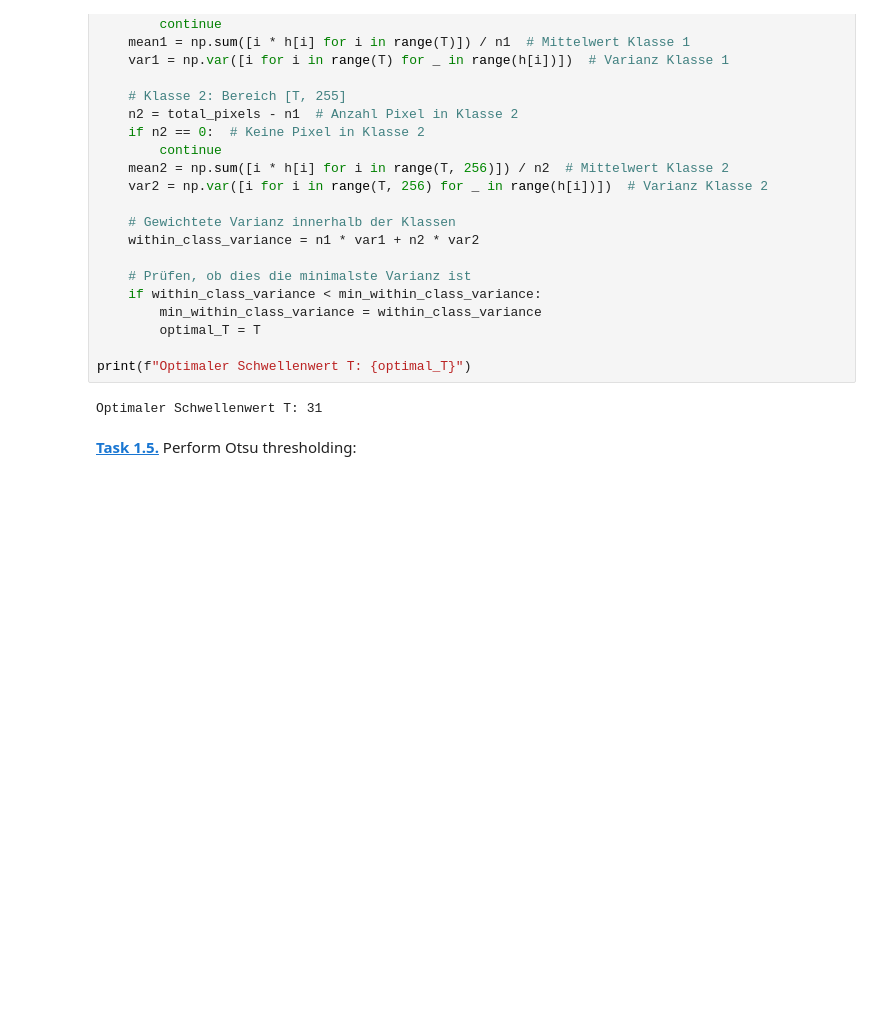
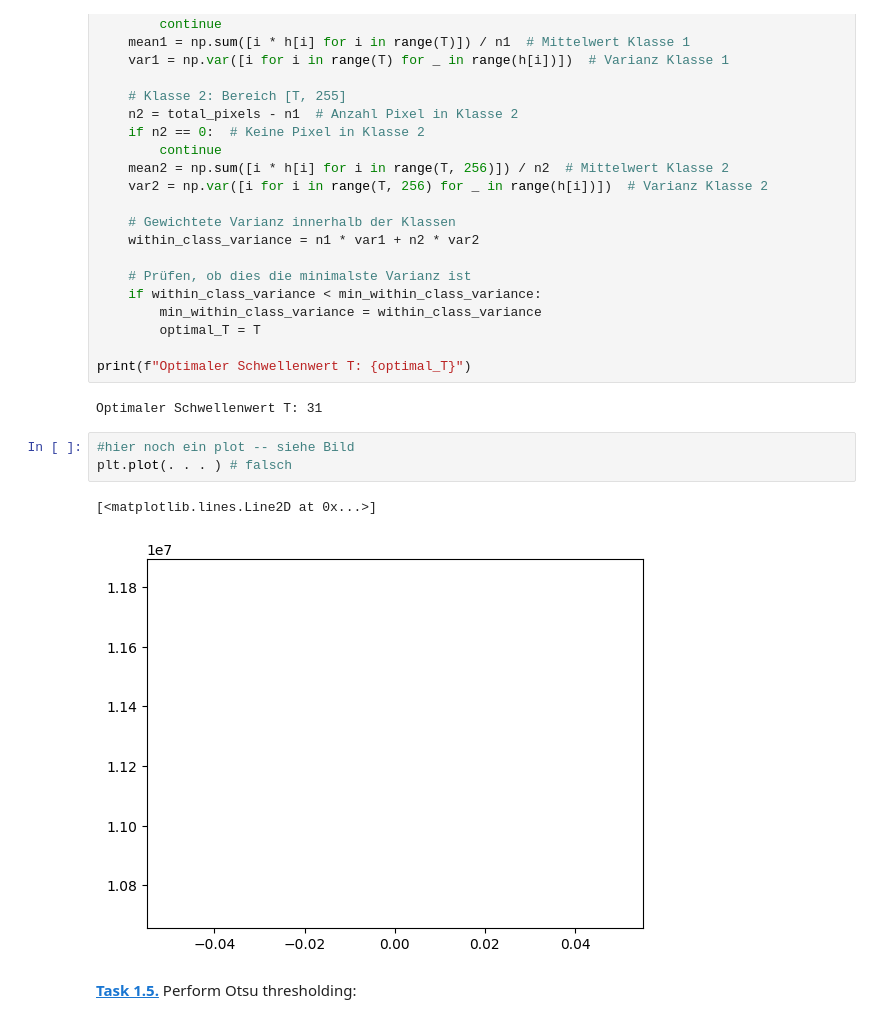
Before and after one commit to AlexandraKornelius/mobi-fs5-python, a Jupyter notebook: otsu.ipynb, the cells around one changed output. Saved outputs shown, nothing was run; the diff lists cells and outputs as text; blank space fills up the shorter version.

```diff
--- a/otsu.ipynb
+++ b/otsu.ipynb
@@ -70,6 +70,12 @@ for T in T_values:
 print(f"Optimaler Schwellenwert T: {optimal_T}")
 # %% [output]
 Optimaler Schwellenwert T: 31
+# %%
+#hier noch ein plot -- siehe Bild
+plt.plot(. . . ) # falsch
+# %% [output]
+[<matplotlib.lines.Line2D at 0x...>]
+[figure, added]
 # %% [markdown]
 **[Task 1.5.]()** Perform Otsu thresholding:
 # %%
```
Also changed, not shown: 1 other file.
